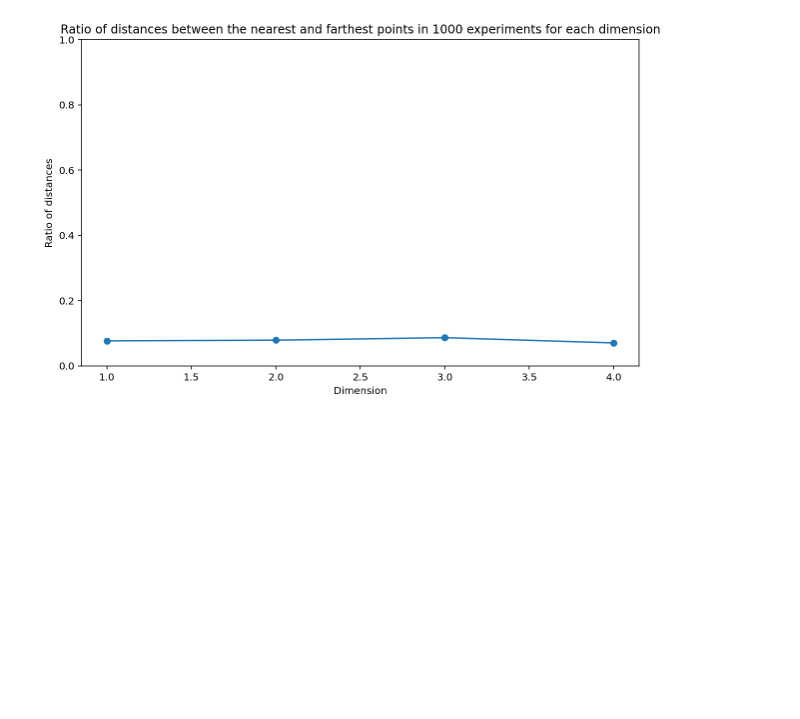
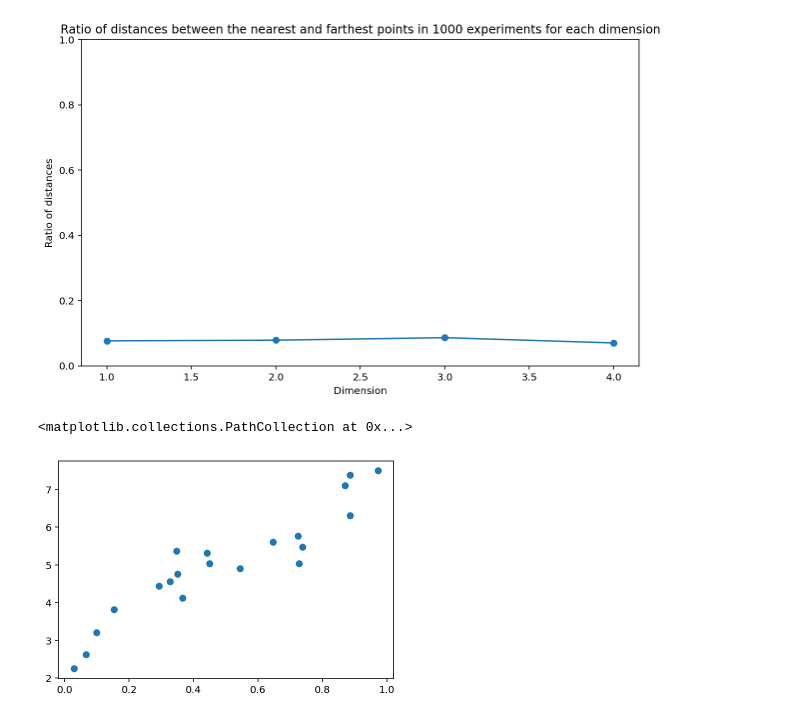
Before and after one commit to nipunbatra/ml2023, a Jupyter notebook: notebooks/posts/curse-dimensionality.ipynb, the cells around one changed output. Drawn from its saved outputs; the diff is of its cells as text; code cells hidden in the pictures; blank space fills up the shorter version.

```diff
--- a/notebooks/posts/curse-dimensionality.ipynb
+++ b/notebooks/posts/curse-dimensionality.ipynb
@@ -163,3 +163,17 @@ plt.ylim(0, 1)
 # %% [output]
 (0.0, 1.0)
 [figure]
+# %%
+# Now showing how linear regression is affected by curse of dimensionality
+
+n_points = 20
+
+x = np.random.uniform(0, 1, (n_points, 1))
+# sort the x values
+x = np.sort(x, axis=0)
+y = 4 * x + 3 + np.random.normal(0, 0.5, (n_points, 1))
+
+plt.scatter(x, y)
+# %% [output]
+<matplotlib.collections.PathCollection at 0x...>
+[figure, added]
```
Also changed, not shown: parts of 7 cells of this notebook.
